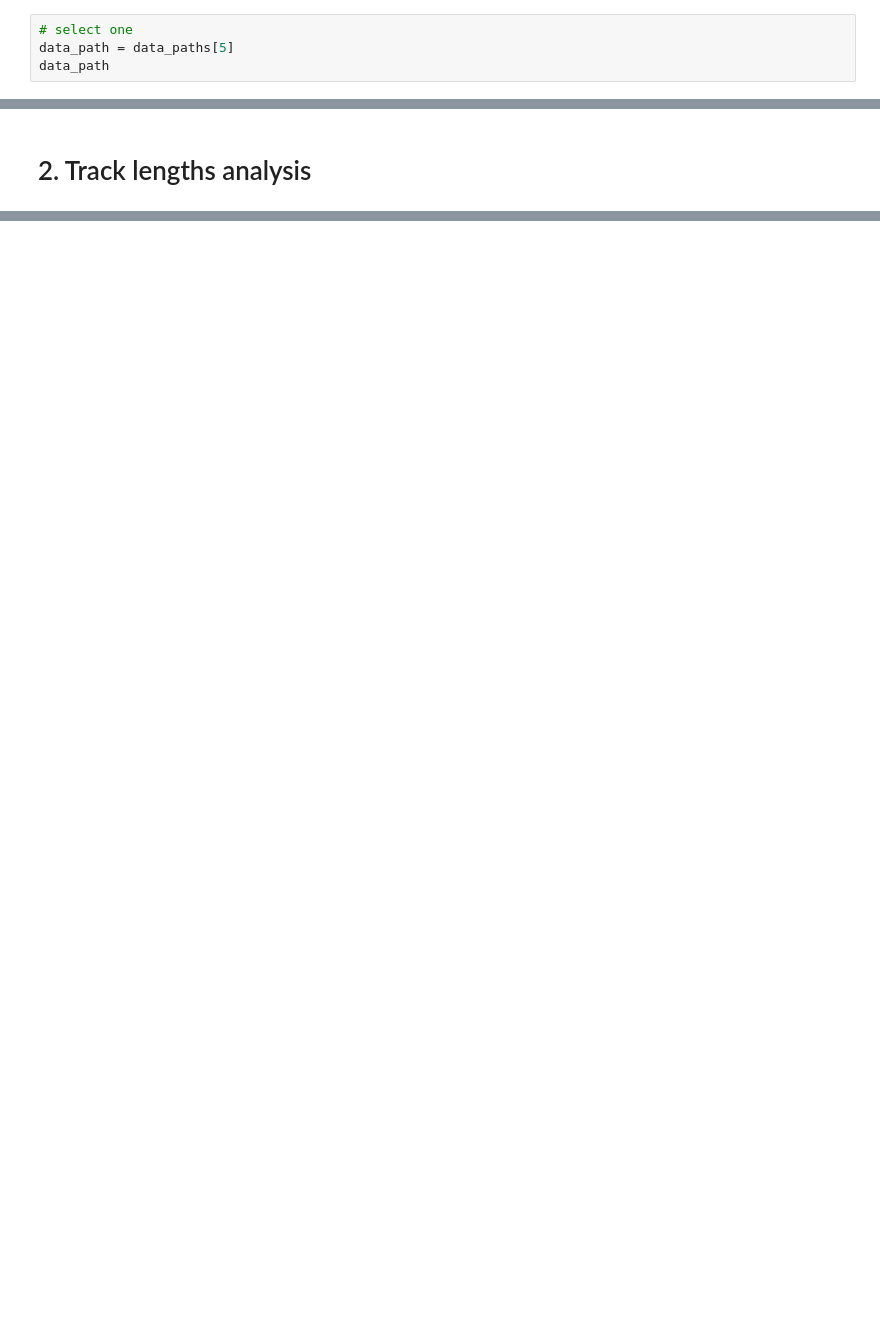
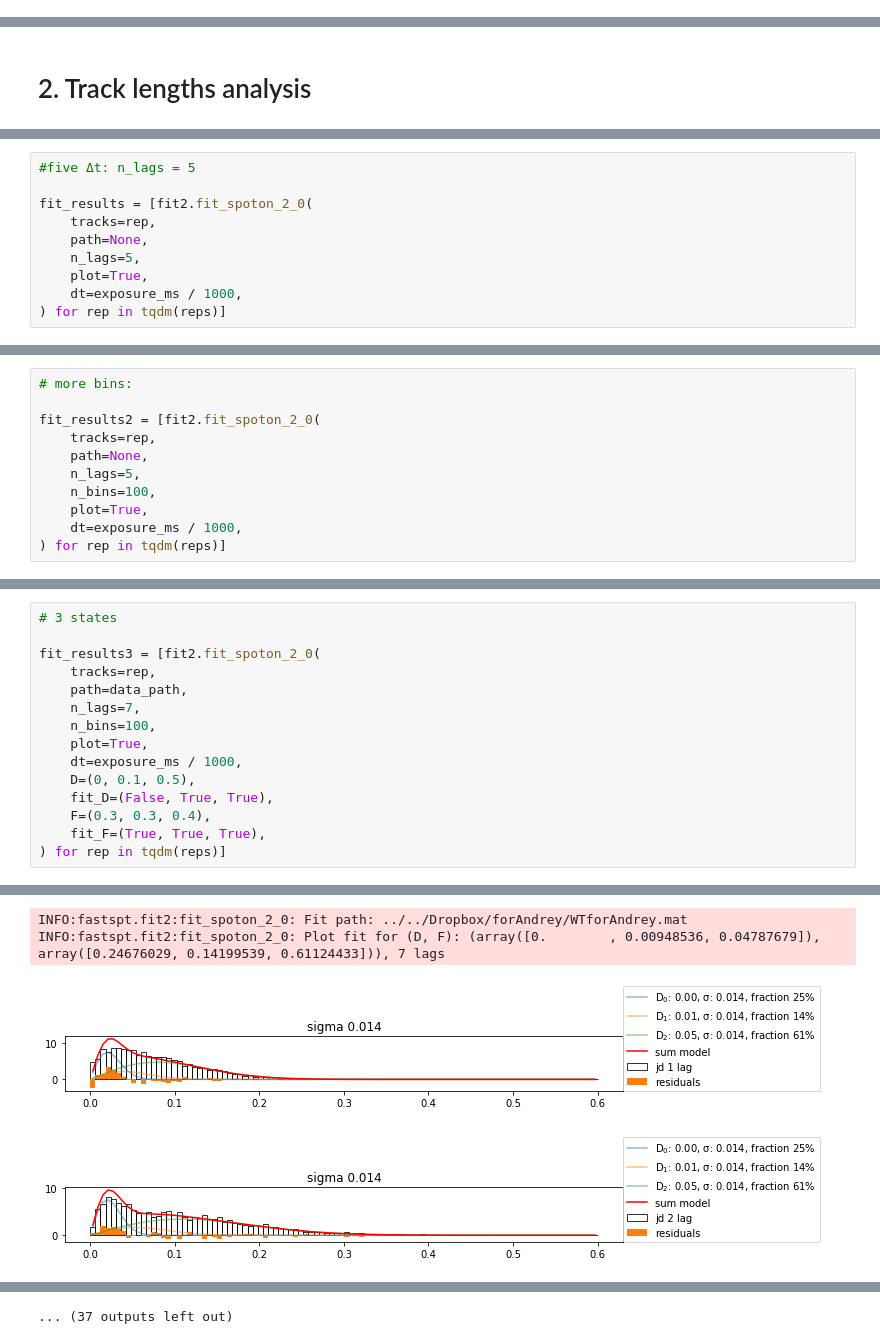
Before and after one commit to aaristov/Spot-On-Cli, a Jupyter notebook: From_Matlab.ipynb, the cells around one changed output, grey strips where cells are left out. Cells and saved outputs as stored; diff of their text form; blank space fills up the shorter version.

```diff
--- a/From_Matlab.ipynb
+++ b/From_Matlab.ipynb
@@ -72,4 +47,0 @@ data_paths
-# %%
-# select one
-data_path = data_paths[5]
-data_path
@@ -300,0 +501,10 @@ pd.read_json(data_path + '.stats.json')
+# %%
+#five Δt: n_lags = 5
+
+fit_results = [fit2.fit_spoton_2_0(
+    tracks=rep,
+    path=None,
+    n_lags=5,
+    plot=True,
+    dt=exposure_ms / 1000,
+) for rep in tqdm(reps)]
@@ -300,0 +531,11 @@ pd.read_json(data_path + '.stats.json')
+# %%
+# more bins:
+
+fit_results2 = [fit2.fit_spoton_2_0(
+    tracks=rep,
+    path=None,
+    n_lags=5,
+    n_bins=100,
+    plot=True,
+    dt=exposure_ms / 1000,
+) for rep in tqdm(reps)]
@@ -300,0 +573,16 @@ pd.read_json(data_path + '.stats.json')
+# %%
+# 3 states
+
+fit_results3 = [fit2.fit_spoton_2_0(
+    tracks=rep,
+    path=data_path,
+    n_lags=7,
+    n_bins=100,
+    plot=True,
+    dt=exposure_ms / 1000,
+    D=(0, 0.1, 0.5),
+    fit_D=(False, True, True),
+    F=(0.3, 0.3, 0.4),
+    fit_F=(True, True, True),
+) for rep in tqdm(reps)]
+# %% [output]
@@ -300,0 +590,4 @@ pd.read_json(data_path + '.stats.json')
+INFO:fastspt.fit2:fit_spoton_2_0: Fit path: ../../Dropbox/forAndrey/WTforAndrey.mat
+INFO:fastspt.fit2:fit_spoton_2_0: Plot fit for (D, F): (array([0.        , 0.00948536, 0.04787679]), array([0.24676029, 0.14199539, 0.61124433])), 7 lags
+[figure, added]
+[figure, added]
@@ -300,0 +603 @@ pd.read_json(data_path + '.stats.json')
+... (37 outputs left out)
```
Also changed, not shown: parts of 65 cells of this notebook.
